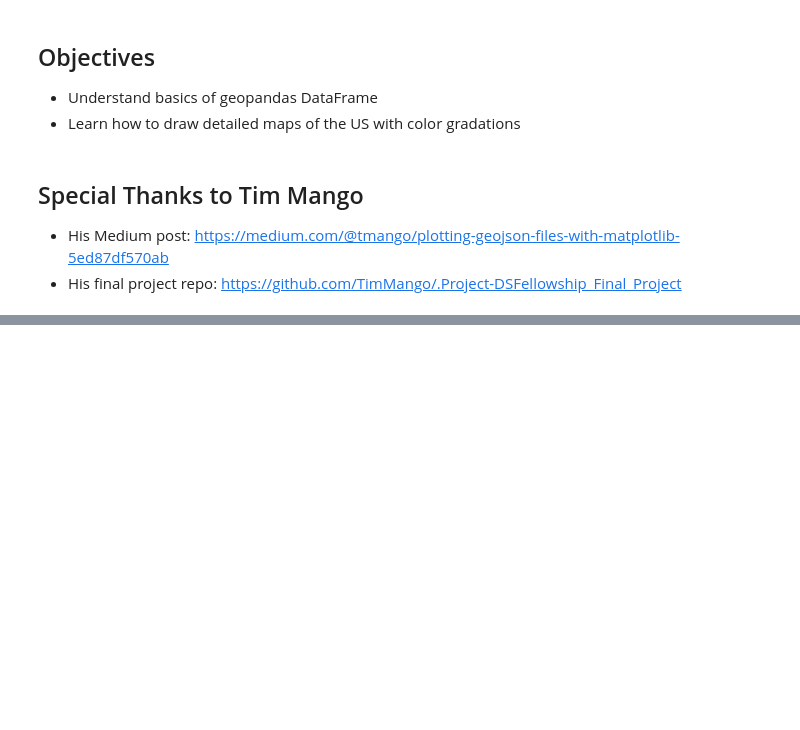
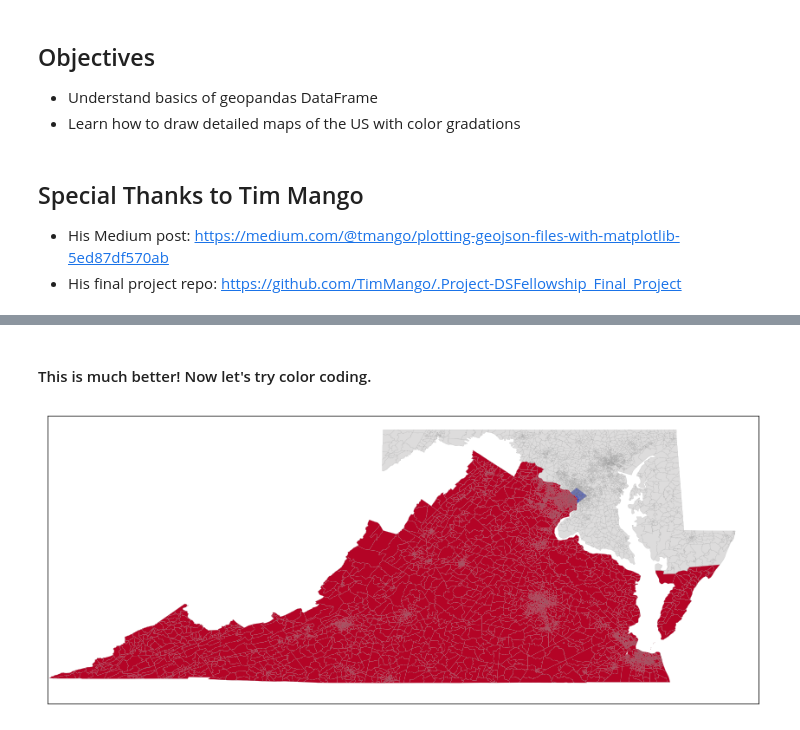
Before and after one commit to keita-dc/GeographicalVisualization, a Jupyter notebook: geographical_visualization.ipynb, the cells around one changed output, grey strips where cells are left out. Drawn from its saved outputs; the diff is of its cells as text; code cells hidden in the pictures; blank space fills up the shorter version.

```diff
--- a/geographical_visualization.ipynb
+++ b/geographical_visualization.ipynb
@@ -42,0 +73,17 @@ gpd.read_file("data/va.csv")
+# %% [markdown]
+#### This is much better! Now let's try color coding.
+# %%
+fig, ax = plt.subplots(1, figsize=(12, 5))
+ax = dmv_gdf.plot(column='State',
+                  cmap='coolwarm',
+                  ax=ax,
+                  linewidth=0.1,
+                  edgecolor="grey")
+ax.set_xlim([-83.7, -74.75])
+ax.set_ylim([36.28, 39.9])
+plt.xticks([], [])
+plt.yticks([], [])
+plt.tight_layout()
+plt.show()
+# %% [output]
+[figure, added]
```
Also changed, not shown: parts of 19 cells of this notebook.
